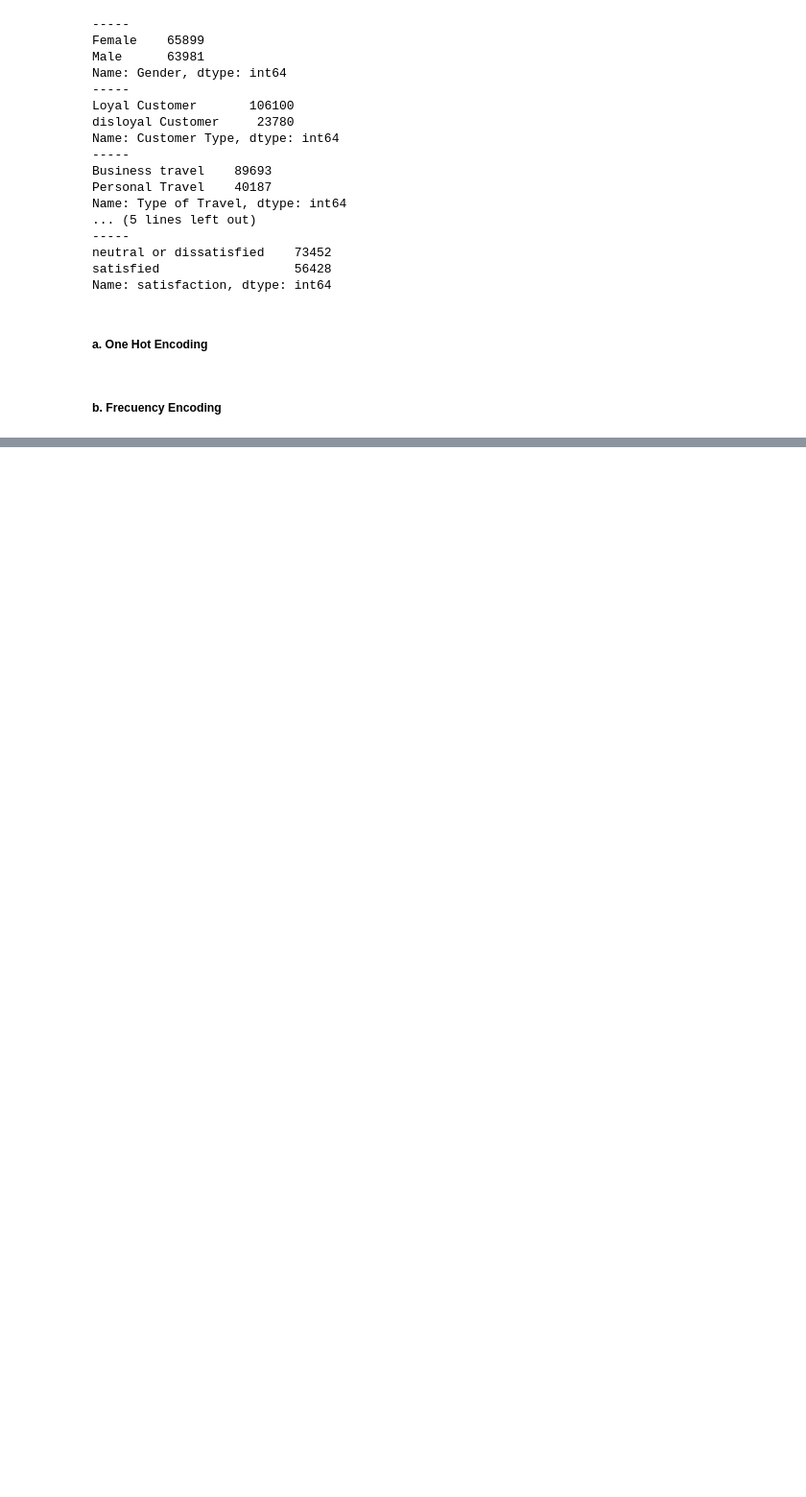
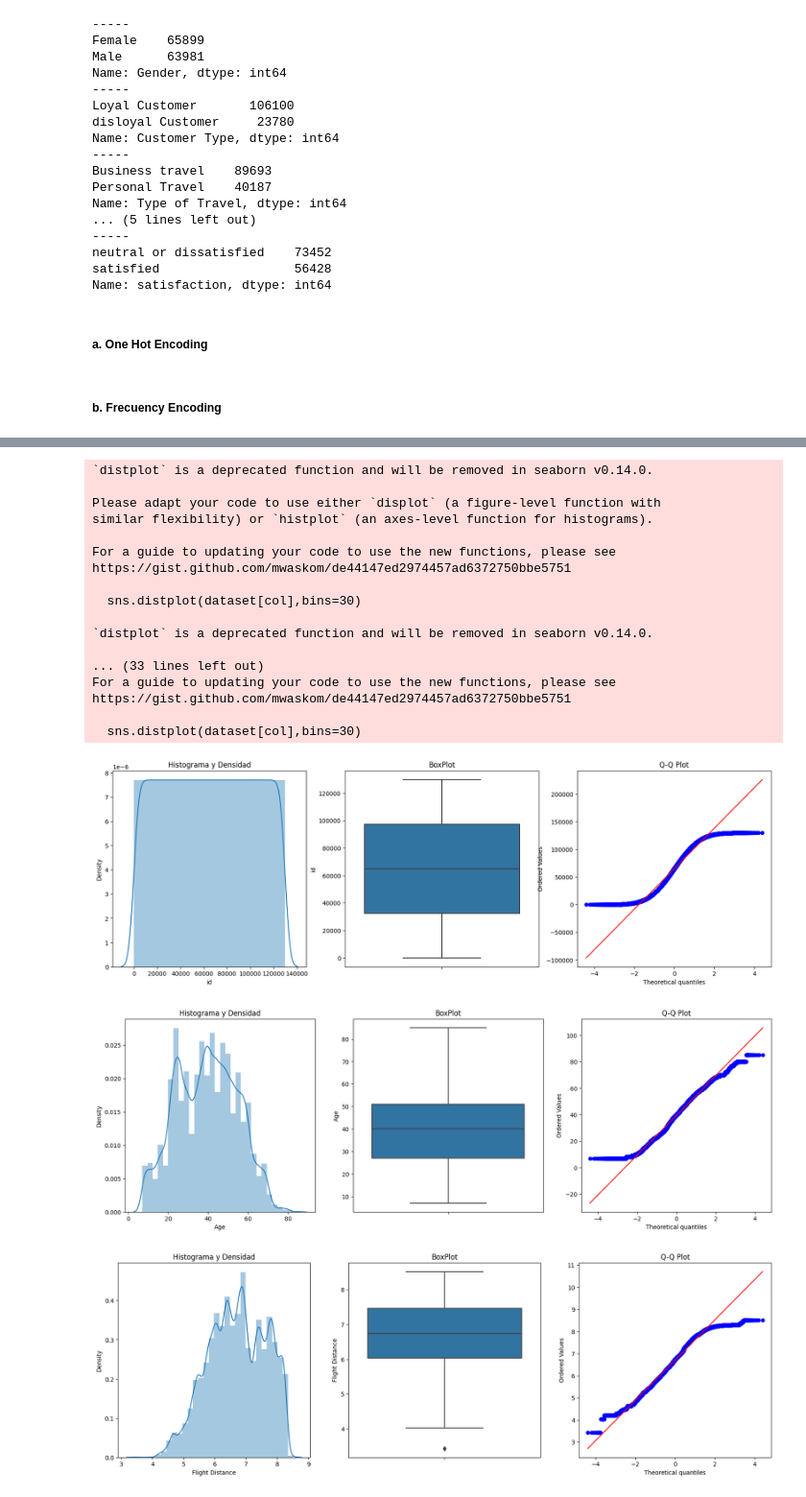
Before and after one commit to LeoContreras8/Proyecto_Final, a Jupyter notebook: analisis_exploratorio.ipynb, the cells around one changed output, grey strips where cells are left out. Shown at 96% size. Cells and saved outputs as stored; diff of their text form; code cells hidden in the pictures; blank space fills up the shorter version.

```diff
--- a/analisis_exploratorio.ipynb
+++ b/analisis_exploratorio.ipynb
@@ -280,0 +475,44 @@ Name: satisfaction, dtype: int64
+# %%
+def plotDistBoxQQ(dataset,col):
+    '''Descripcion:Muestra las graficas de distribucion , Boxplot y Q-QPlot para detectar Outliers
+        Input: dataset -> pandas dataframe , col ->string con nombre de columna
+        output: visulizacion de 3 plots
+        '''
+    plt.figure(figsize=(20,6))
+
+    plt.subplot(1,3,1)
+    sns.distplot(dataset[col],bins=30)
+    plt.title("Histograma y Densidad")
+
+    plt.subplot(1,3,2)
+    sns.boxplot(y=dataset[col])
+    plt.title("BoxPlot")
+
+    plt.subplot(1,3,3)
+    stats.probplot(dataset[col],dist="norm",plot=plt)
+    plt.title("Q-Q Plot")
+# %%
+# Graficar para ver Outliers
+for col in continuas:
+    plotDistBoxQQ(dataset,col)
+# %% [output]
+`distplot` is a deprecated function and will be removed in seaborn v0.14.0.
+
+Please adapt your code to use either `displot` (a figure-level function with
+similar flexibility) or `histplot` (an axes-level function for histograms).
+
+For a guide to updating your code to use the new functions, please see
+https://gist.github.com/mwaskom/de44147ed2974457ad6372750bbe5751
+
+  sns.distplot(dataset[col],bins=30)
+
+`distplot` is a deprecated function and will be removed in seaborn v0.14.0.
+
+... (33 lines left out)
+For a guide to updating your code to use the new functions, please see
+https://gist.github.com/mwaskom/de44147ed2974457ad6372750bbe5751
+
+  sns.distplot(dataset[col],bins=30)
+[figure, added]
+[figure, added]
+[figure, added]
```
Also changed, not shown: parts of 38 cells of this notebook.
